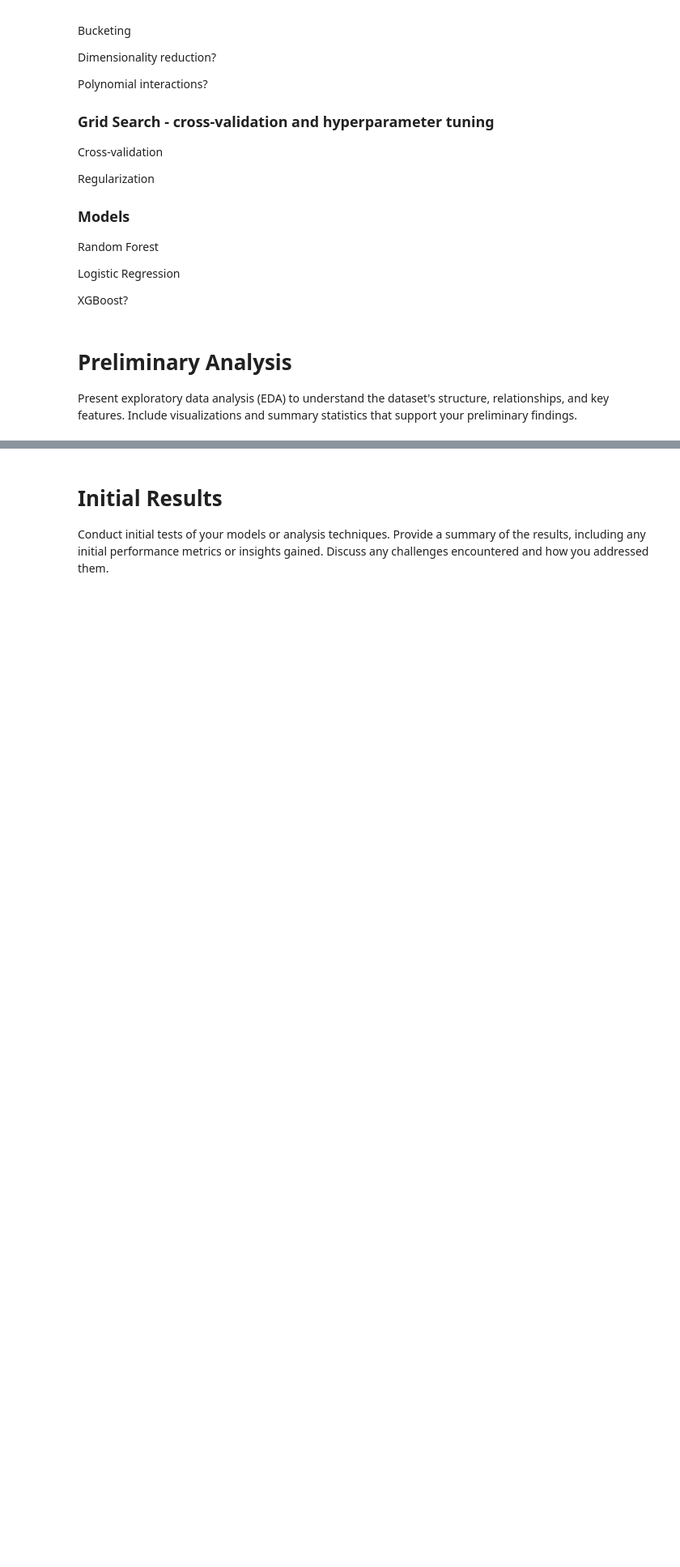
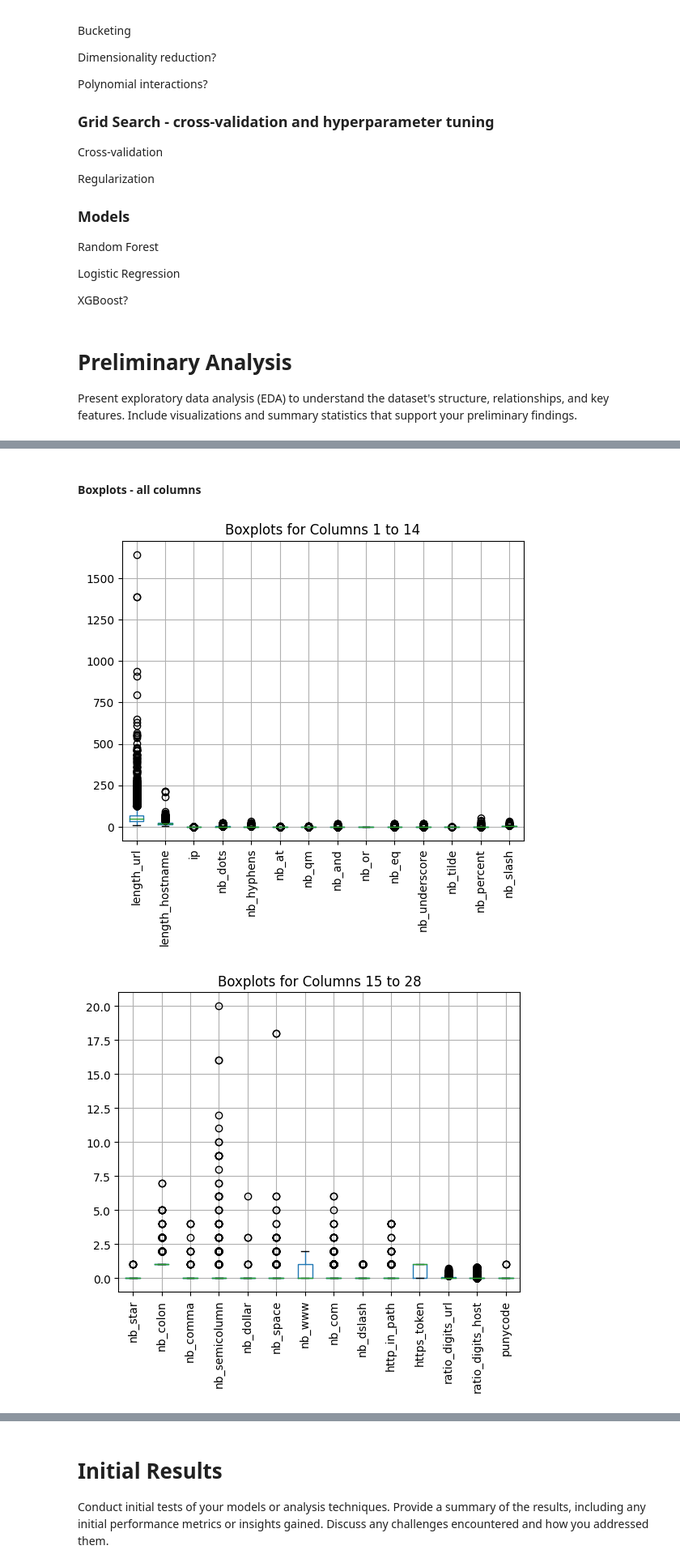
Before and after one commit to neal-logan/dsba6211-summer2024, a Jupyter notebook: notebooks/dsba6211_summer2024_ProjectMilestone2.ipynb, the cells around one changed output, grey strips where cells are left out. Shown at 81% size. Drawn from its saved outputs; the diff is of its cells as text; code cells hidden in the pictures; blank space fills up the shorter version.

Commit message:
Preliminary data analysis mostly complete

```diff
--- a/notebooks/dsba6211_summer2024_ProjectMilestone2.ipynb
+++ b/notebooks/dsba6211_summer2024_ProjectMilestone2.ipynb
@@ -129,0 +132,3 @@ Include visualizations and summary statistics that support your preliminary find
+# %%
+# Re-import the dataset locally, if necessary
+df = pd.read_csv('phishing-url-pirochet-train.csv')
@@ -129,0 +183,4 @@ Include visualizations and summary statistics that support your preliminary find
+# %%
+#Head
+for i in range (0,90,14):
+    print(df.iloc[:,i:i+14].head())
@@ -129,0 +207,8 @@ Include visualizations and summary statistics that support your preliminary find
+# %%
+#Summary Stats
+import numpy as np
+
+includes = [np.number]
+
+for i in range (0,90,14):
+    print(df.iloc[:,i:i+14].describe(include=includes))
@@ -129,0 +233,28 @@ Include visualizations and summary statistics that support your preliminary find
+# %% [markdown]
+#### Boxplots - all columns
+# %%
+#Boxplots - code for this section generated as-is by ChatGPT
+import pandas as pd
+import matplotlib.pyplot as plt
+
+# Assuming df is your large DataFrame
+
+# Define the number of columns per plot
+columns_per_plot = 14
+
+# Get the numeric columns
+numeric_columns = df.select_dtypes(include=[float, int]).columns
+
+# Split the numeric columns into chunks
+chunks = [numeric_columns[i:i + columns_per_plot] for i in range(0, len(numeric_columns), columns_per_plot)]
+
+# Create boxplots for each chunk
+for i, chunk in enumerate(chunks):
+    plt.figure()
+    df[chunk].boxplot()
+    plt.title(f'Boxplots for Columns {i * columns_per_plot + 1} to {(i + 1) * columns_per_plot}')
+    plt.xticks(rotation=90)  # Rotate x-axis labels for better readability
+    plt.show()
+# %% [output]
+[figure, added]
+[figure, added]
```
Also changed, not shown: parts of 19 cells of this notebook.
